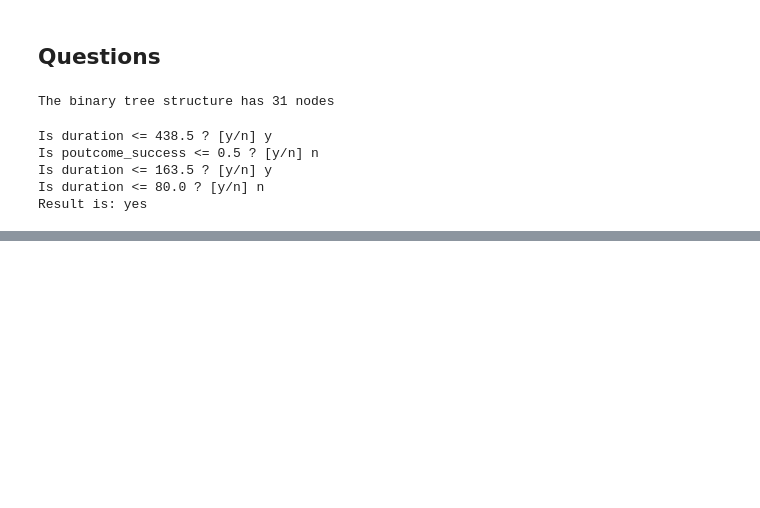
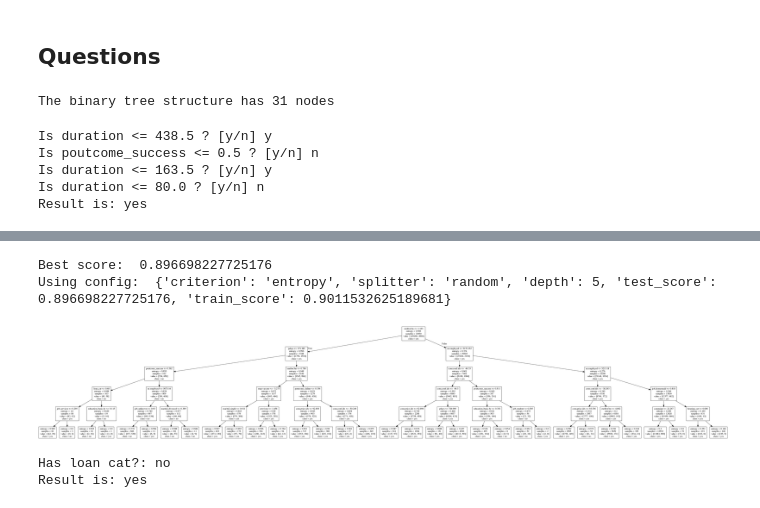
Before and after one commit to sbernal93/idss-project, a Jupyter notebook: bank.ipynb, the cells around one changed output, grey strips where cells are left out. Saved outputs shown, nothing was run; the diff lists cells and outputs as text; code cells hidden in the pictures; blank space fills up the shorter version.

```diff
--- a/bank.ipynb
+++ b/bank.ipynb
@@ -392,0 +409,12 @@ print(dt2.predict_proba(np.array([46,3354,522,1,1,0,1,0,0.005747,0,0,1,0,0,0,0,1
+# %%
+# Drop duration, since it is not known before the call and highly affects the outcome
+bank_data2.drop('duration', axis=1, inplace=True)
+# %%
+# values for "y" : yes/no
+bank_data2["deposit"] = bank_data2['y'].map({'yes':1, 'no':0})
+bank_data2.drop('y', axis=1, inplace=True)
+# %%
+# Use pandas dummy to convert categorical data
+bank_with_dummies2 = pd.get_dummies(data=bank_data2, columns = ['job', 'marital', 'education', 'poutcome'], prefix = ['job', 'marital', 'education', 'poutcome'])
+bank_with_dummies2.fillna(0, inplace=True)
+bank_with_dummies2.head()
@@ -392,0 +429,14 @@ print(dt2.predict_proba(np.array([46,3354,522,1,1,0,1,0,0.005747,0,0,1,0,0,0,0,1
+# %%
+dt2 = classification(bank_with_dummies2)
+# %% [output]
+Best score:  0.896698227725176
+Using config:  {'criterion': 'entropy', 'splitter': 'random', 'depth': 5, 'test_score': 0.896698227725176, 'train_score': 0.9011532625189681}
+# %%
+show_tree(dt2, bank_with_dummies2.drop('deposit', 1).columns.tolist(), label='additional')
+# %% [output]
+[figure, added]
+# %%
+ask_questions(dt2)
+# %% [output]
+Has loan cat?: no
+Result is: yes
```
Also changed, not shown: parts of 33 cells of this notebook, 8 other files.
